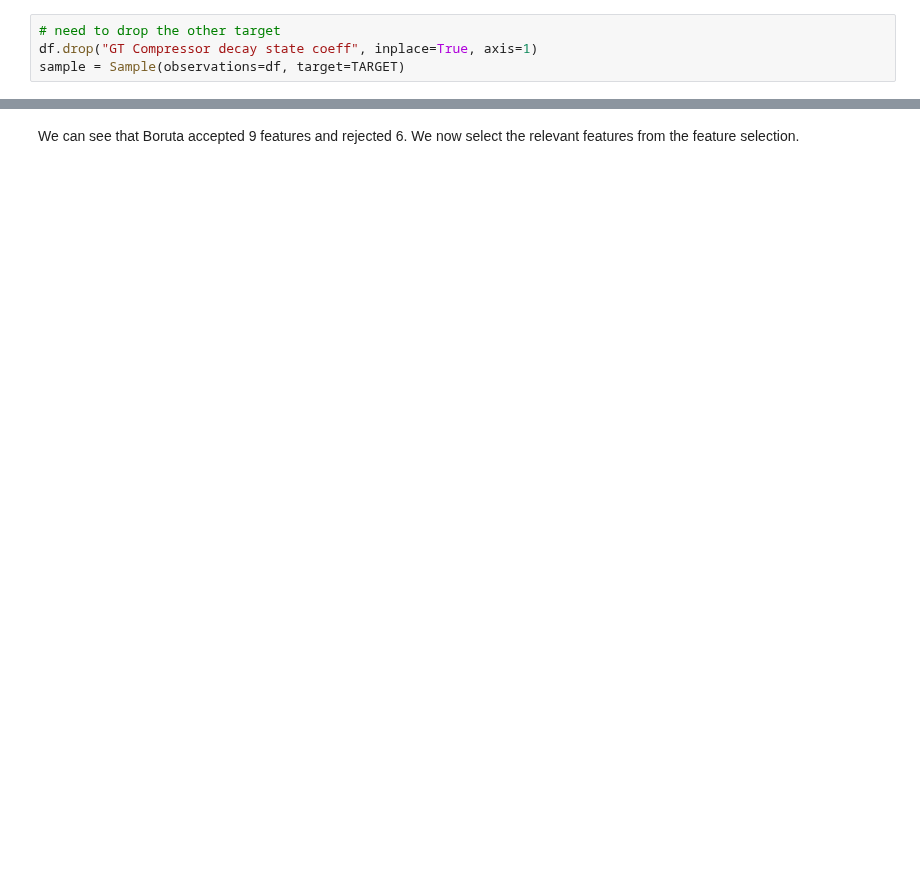
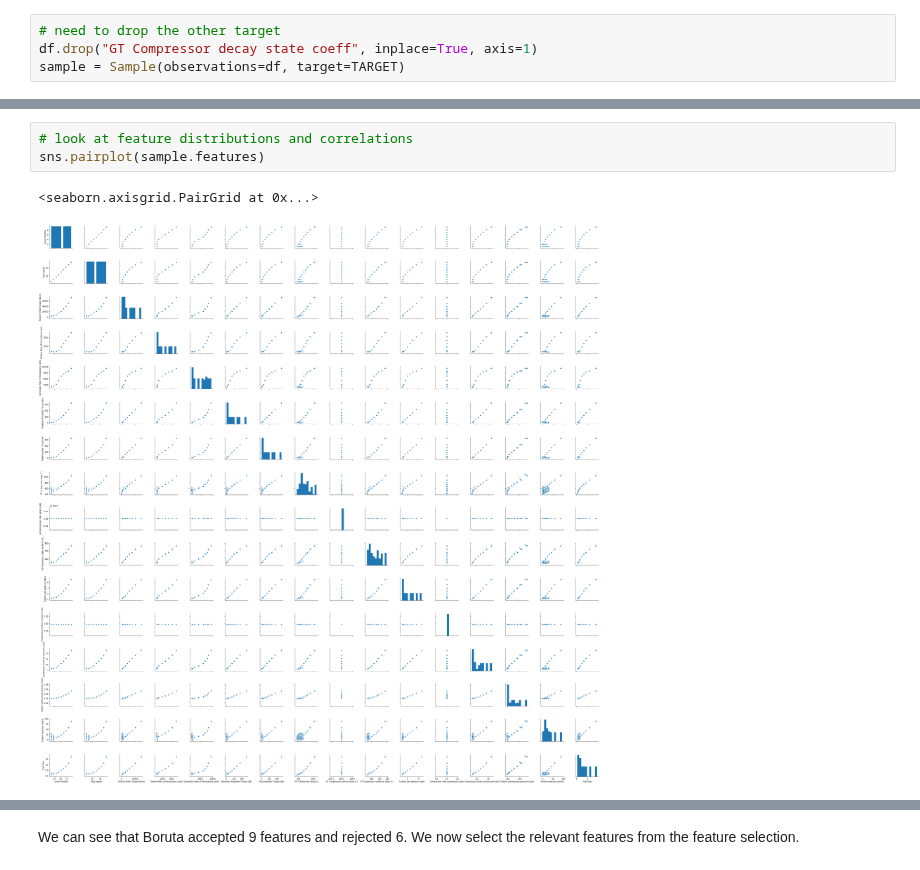
Before and after one commit to BCG-X-Official/facet, a Jupyter notebook: sphinx/source/tutorial/Predictive_Maintenance_Regression_with_Facet.ipynb, the cells around one changed output, grey strips where cells are left out. Cells and saved outputs as stored; diff of their text form; blank space fills up the shorter version.

```diff
--- a/sphinx/source/tutorial/Predictive_Maintenance_Regression_with_Facet.ipynb
+++ b/sphinx/source/tutorial/Predictive_Maintenance_Regression_with_Facet.ipynb
@@ -156,0 +247,6 @@ Define the Boruta Feature selection
+# %%
+# look at feature distributions and correlations
+sns.pairplot(sample.features)
+# %% [output]
+<seaborn.axisgrid.PairGrid at 0x...>
+[figure, added]
```
Also changed, not shown: parts of 84 cells of this notebook.
